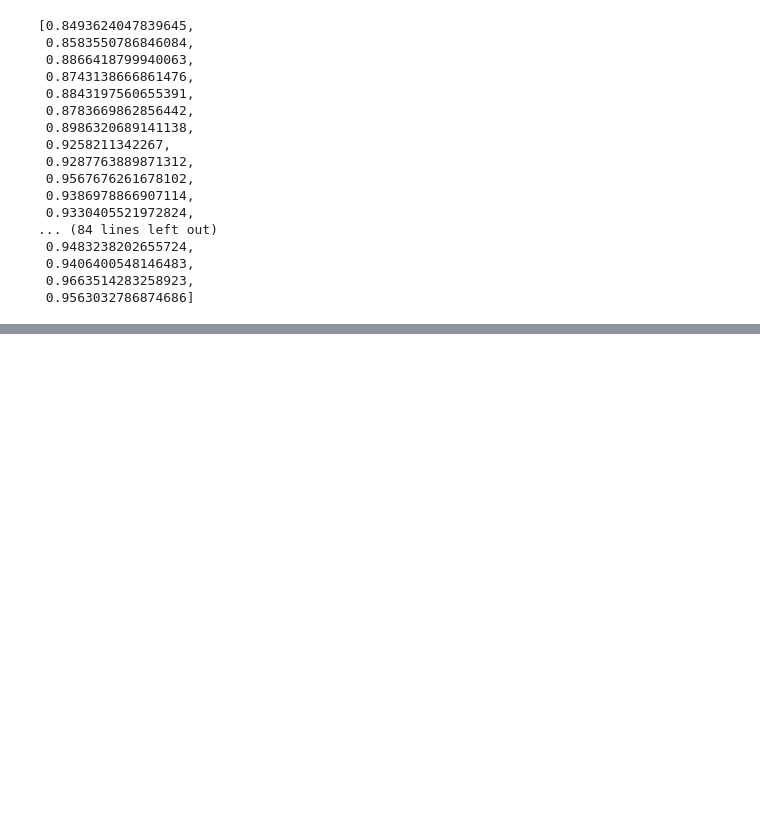
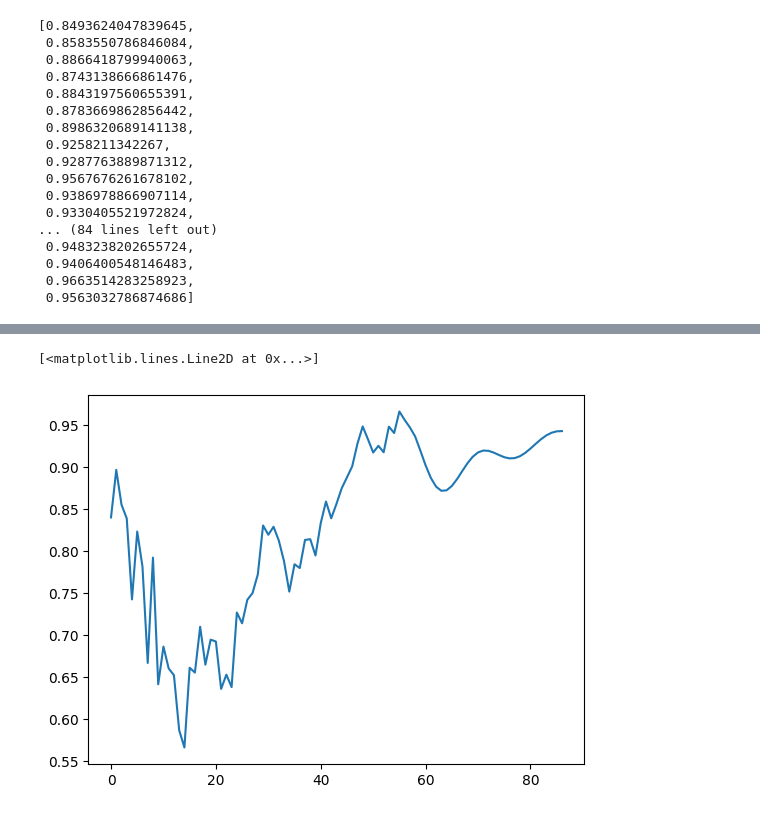
Before and after one commit to Prerana-walvekar/Python, a Jupyter notebook: up_aapl.ipynb, the cells around one changed output, grey strips where cells are left out. Drawn from its saved outputs; the diff is of its cells as text; code cells hidden in the pictures; blank space fills up the shorter version.

```diff
--- a/up_aapl.ipynb
+++ b/up_aapl.ipynb
@@ -330,0 +339,7 @@ day_pred=np.arange(101,131)
+# %%
+df3=df1.tolist()
+df3.extend(lst_output)
+plt.plot(df3[1200:])
+# %% [output]
+[<matplotlib.lines.Line2D at 0x...>]
+[figure, added]
```
Also changed, not shown: parts of 12 cells of this notebook.
